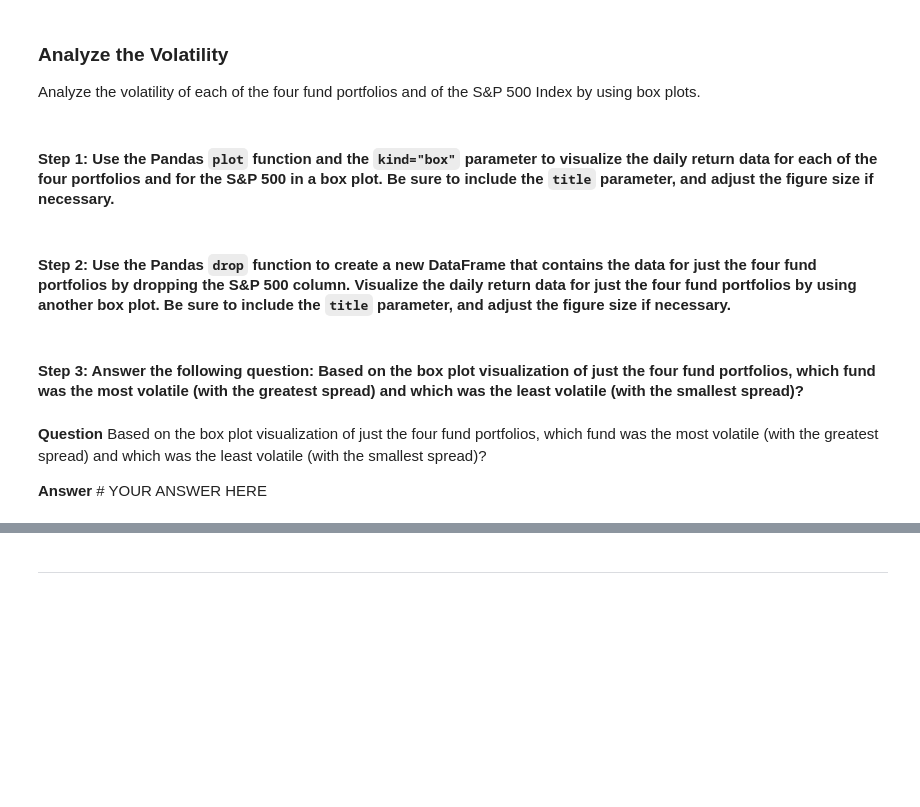
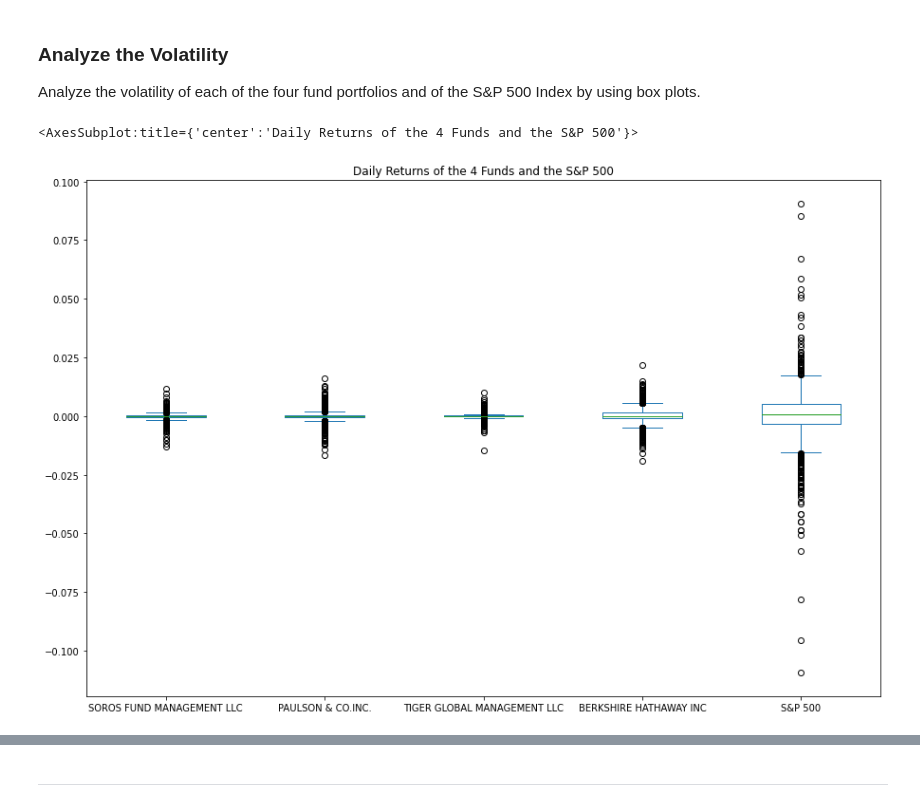
Before and after one commit to MajidKouki/c4-risk-return-analysis, a Jupyter notebook: risk_return_analysis.ipynb, the cells around one changed output, grey strips where cells are left out. Cells and saved outputs as stored; diff of their text form; code cells hidden in the pictures; blank space fills up the shorter version.

Commit message:
Updated the volatility analysis section.

```diff
--- a/risk_return_analysis.ipynb
+++ b/risk_return_analysis.ipynb
@@ -175,11 +177,9 @@ Based on the cumulative return data and visualization, none of the four funds we
 ### Analyze the Volatility
 
 Analyze the volatility of each of the four fund portfolios and of the S&P 500 Index by using box plots.
-# %% [markdown]
-#### Step 1: Use the Pandas `plot` function and the `kind="box"` parameter to visualize the daily return data for each of the four portfolios and for the S&P 500 in a box plot. Be sure to include the `title` parameter, and adjust the figure size if necessary.
 # %%
-# Use the daily return data to create box plots to visualize the volatility of the 4 funds and the S&P 500
-# Include a title parameter and adjust the figure size
-# YOUR CODE HERE
+# Use the daily return data to visualize volatility of the 4 funds the the S&P 500
+whale_navs_daily_returns.plot.box(title="Daily Returns of the 4 Funds and the S&P 500", figsize=(15, 10))
+# %% [output]
+<AxesSubplot:title={'center':'Daily Returns of the 4 Funds and the S&P 500'}>
+[figure, added]
-# %% [markdown]
-#### Step 2: Use the Pandas `drop` function to create a new DataFrame that contains the data for just the four fund portfolios by dropping the S&P 500 column. Visualize the daily return data for just the four fund portfolios by using another box plot. Be sure to include the `title` parameter, and adjust the figure size if necessary.
@@ -191,6 +185,0 @@ Analyze the volatility of each of the four fund portfolios and of the S&P 500 In
-# %% [markdown]
-#### Step 3: Answer the following question: Based on the box plot visualization of just the four fund portfolios, which fund was the most volatile (with the greatest spread) and which was the least volatile (with the smallest spread)?
-# %% [markdown]
-**Question** Based on the box plot visualization of just the four fund portfolios, which fund was the most volatile (with the greatest spread) and which was the least volatile (with the smallest spread)?
-
-**Answer** # YOUR ANSWER HERE
```
Also changed, not shown: parts of 4 cells of this notebook.
